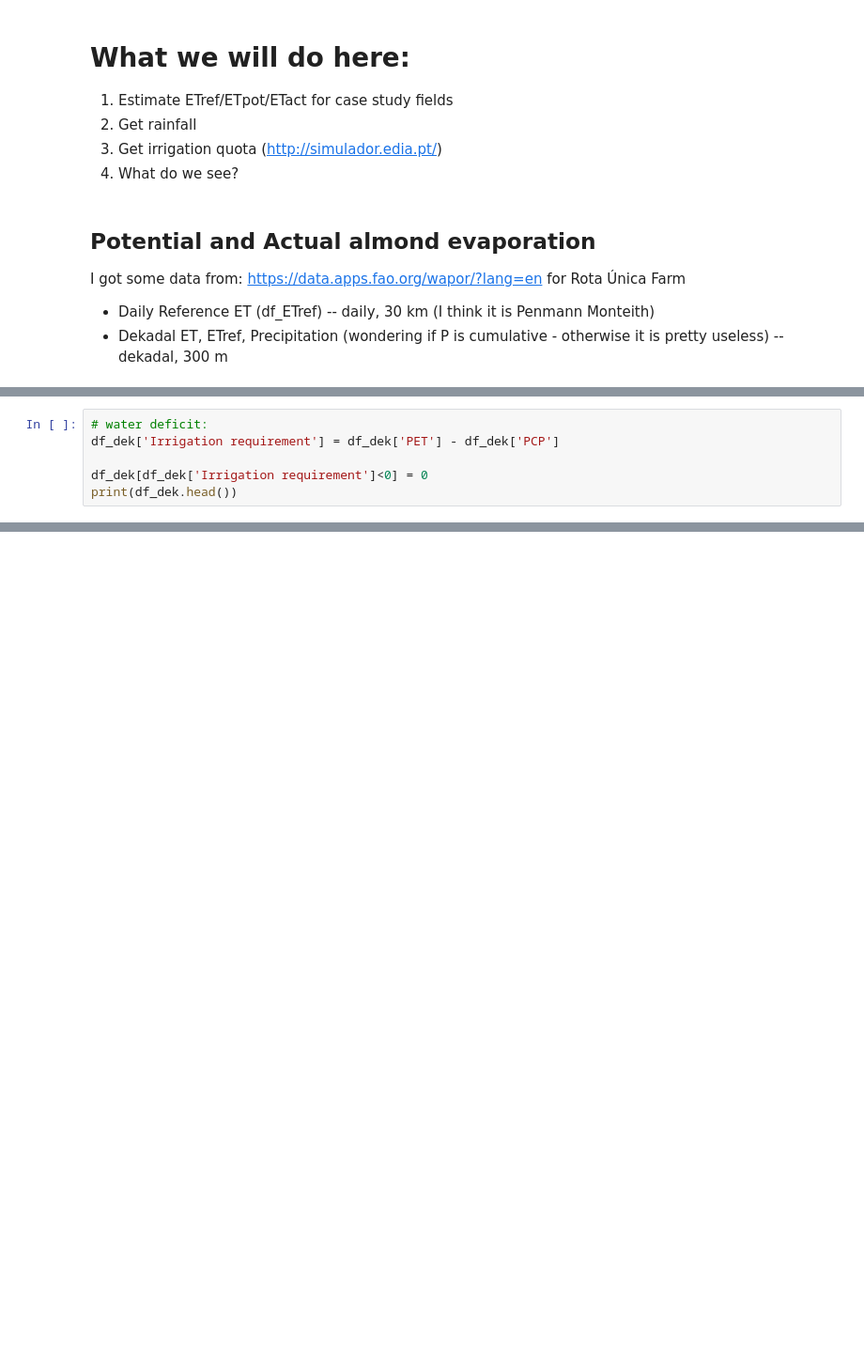
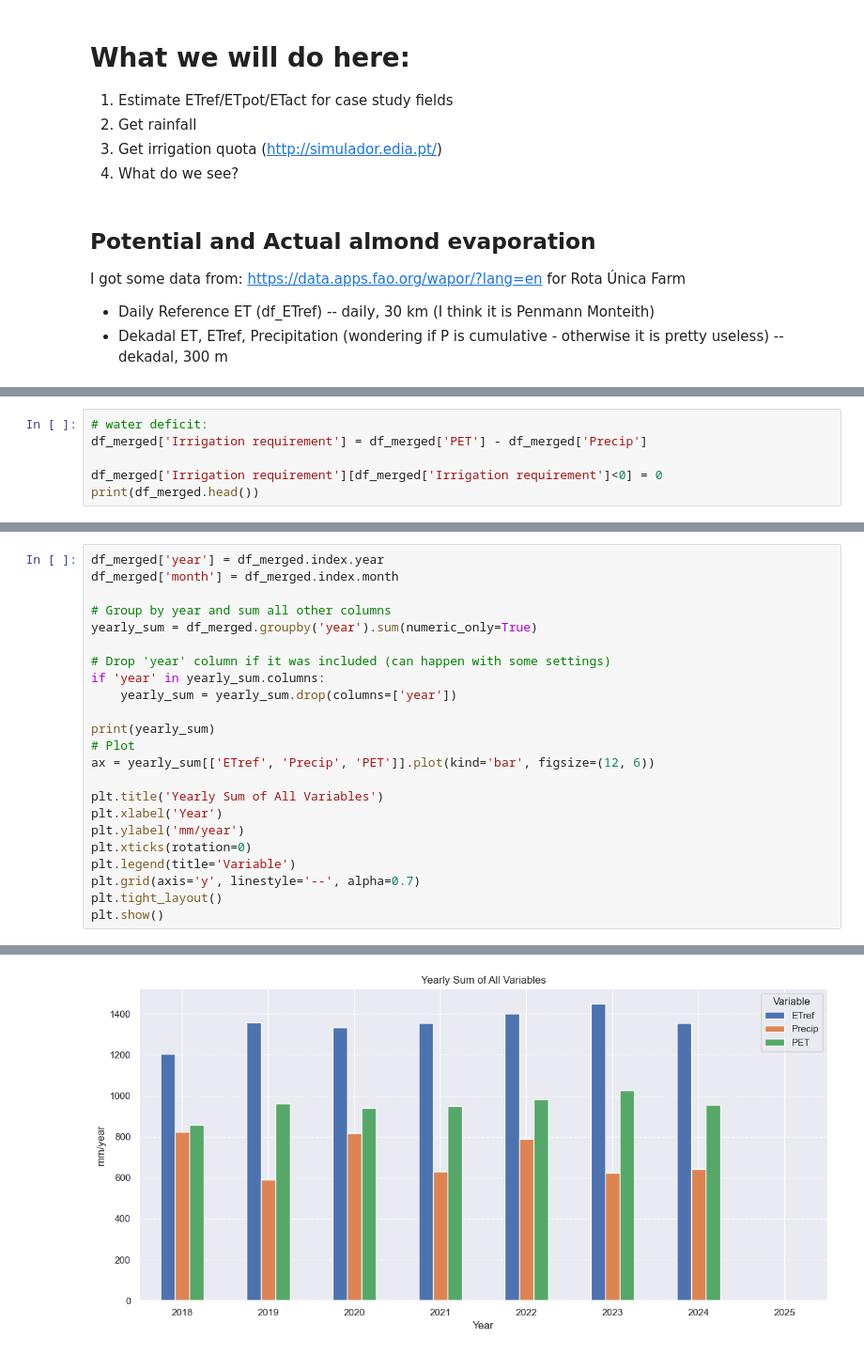
Before and after one commit to nadja1390/RAFIP, a Jupyter notebook: Orchard_Water_Use.ipynb, the cells around one changed output, grey strips where cells are left out. Shown at 94% size. Drawn from its saved outputs; the diff is of its cells as text; blank space fills up the shorter version.

```diff
--- a/Orchard_Water_Use.ipynb
+++ b/Orchard_Water_Use.ipynb
@@ -228,7 +259,7 @@ plt.show()
 # %%
 # water deficit:
-df_dek['Irrigation requirement'] = df_dek['PET'] - df_dek['PCP']
+df_merged['Irrigation requirement'] = df_merged['PET'] - df_merged['Precip']
 
-df_dek[df_dek['Irrigation requirement']<0] = 0
-print(df_dek.head())
+df_merged['Irrigation requirement'][df_merged['Irrigation requirement']<0] = 0
+print(df_merged.head())
 # %% [output]
@@ -262,0 +292,24 @@ plt.show()
+# %%
+df_merged['year'] = df_merged.index.year
+df_merged['month'] = df_merged.index.month
+
+# Group by year and sum all other columns
+yearly_sum = df_merged.groupby('year').sum(numeric_only=True)
+
+# Drop 'year' column if it was included (can happen with some settings)
+if 'year' in yearly_sum.columns:
+    yearly_sum = yearly_sum.drop(columns=['year'])
+
+print(yearly_sum)
+# Plot
+ax = yearly_sum[['ETref', 'Precip', 'PET']].plot(kind='bar', figsize=(12, 6))
+
+plt.title('Yearly Sum of All Variables')
+plt.xlabel('Year')
+plt.ylabel('mm/year')
+plt.xticks(rotation=0)
+plt.legend(title='Variable')
+plt.grid(axis='y', linestyle='--', alpha=0.7)
+plt.tight_layout()
+plt.show()
+# %% [output]
@@ -262,0 +333 @@ plt.show()
+[figure, added]
```
Also changed, not shown: parts of 15 cells of this notebook, 2 other files.
